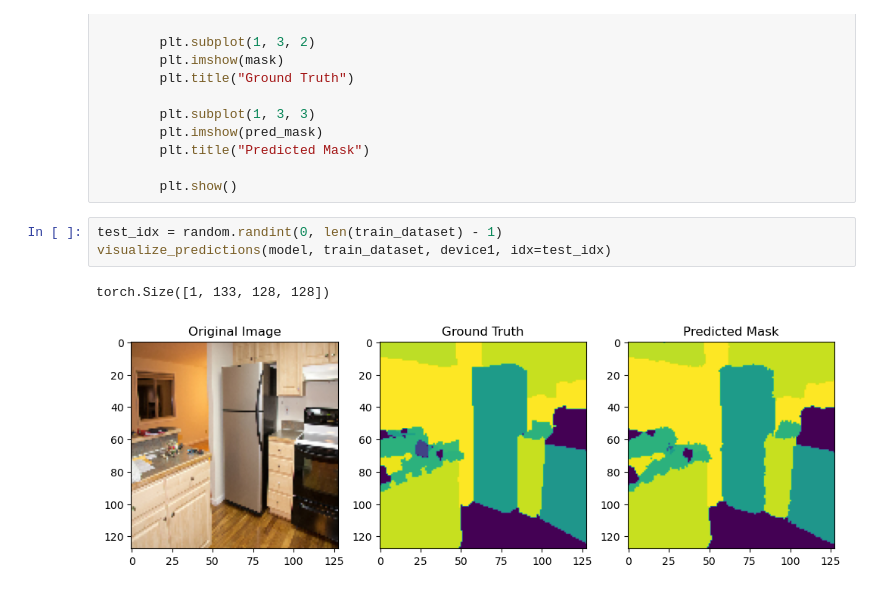
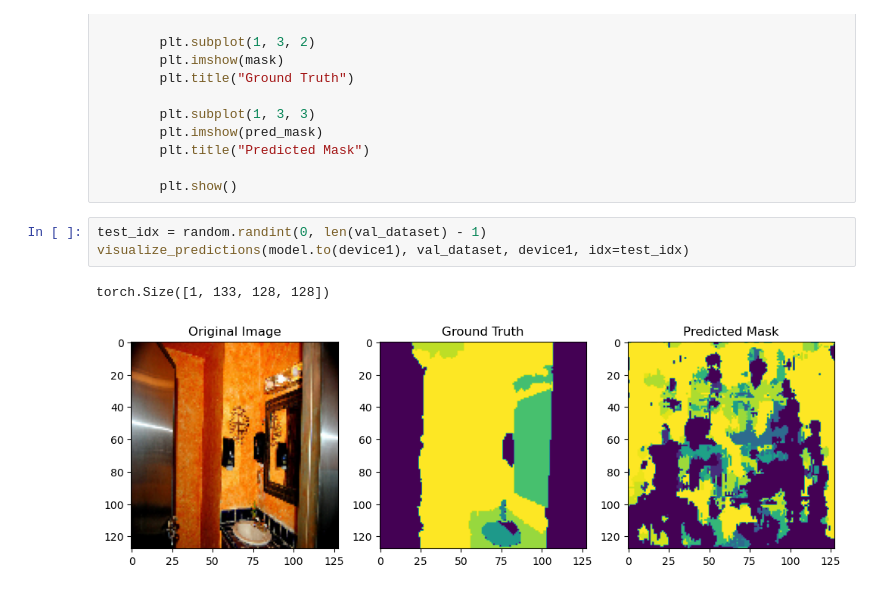
Before and after one commit to Belis0811/MaskUnet, a Jupyter notebook: mask2unet.ipynb, the cells around one changed output. Cells and saved outputs as stored; diff of their text form.

```diff
--- a/mask2unet.ipynb
+++ b/mask2unet.ipynb
@@ -612,8 +610,8 @@ def visualize_predictions(model, dataset, device, idx=0):
 
         plt.show()
 # %%
-test_idx = random.randint(0, len(train_dataset) - 1)
-visualize_predictions(model, train_dataset, device1, idx=test_idx)
+test_idx = random.randint(0, len(val_dataset) - 1)
+visualize_predictions(model.to(device1), val_dataset, device1, idx=test_idx)
 # %% [output]
 torch.Size([1, 133, 128, 128])
-[figure, old version]
+[figure, new version]
```
Also changed, not shown: parts of 4 cells of this notebook, 2 other files.
